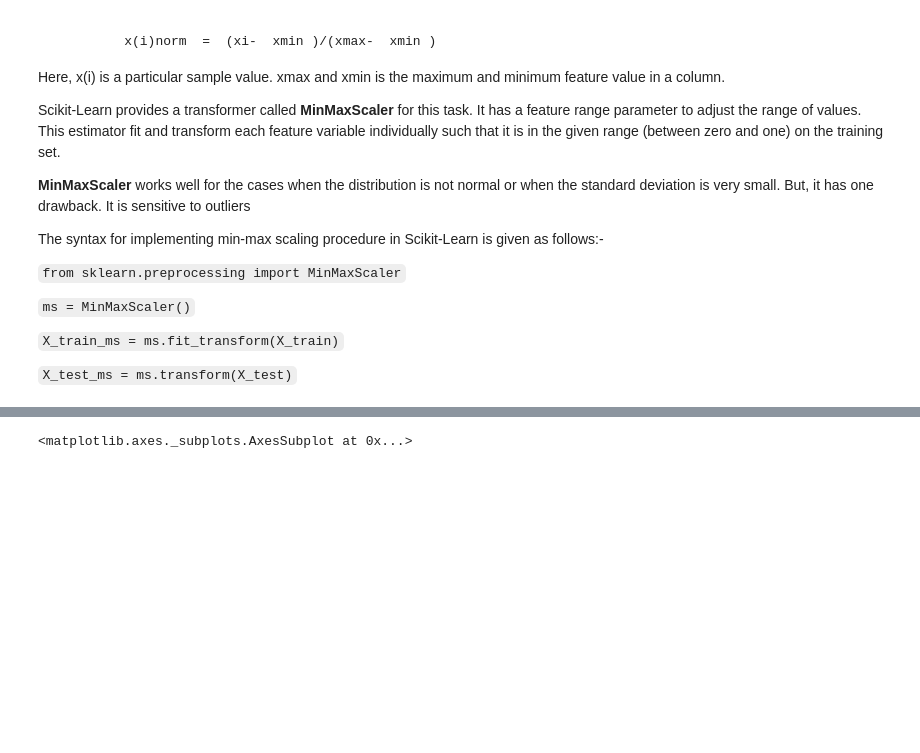
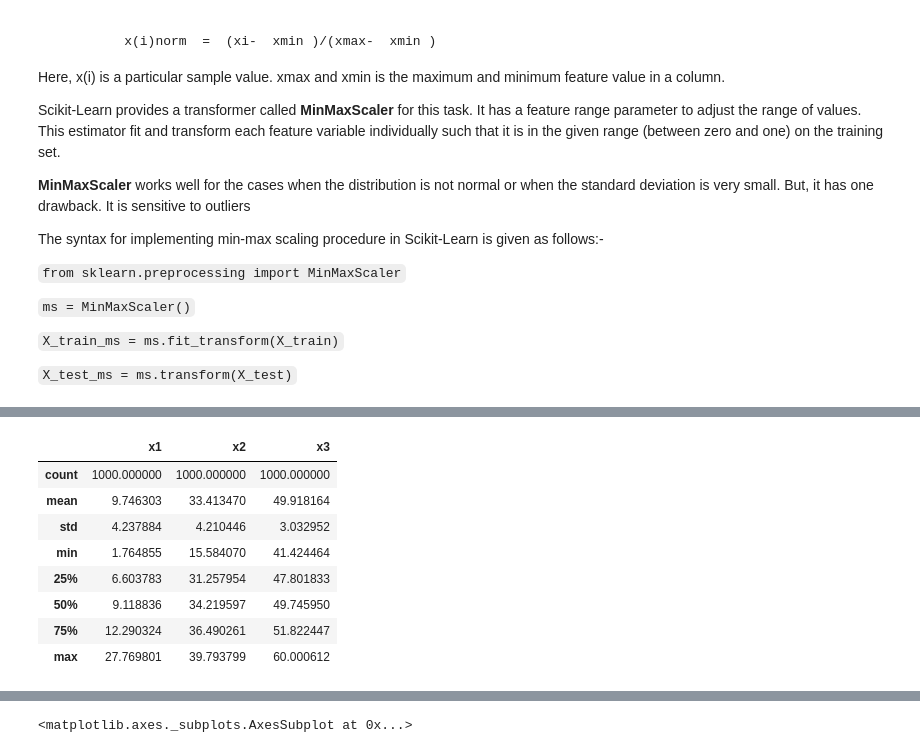
Before and after one commit to Jekso/Singularity-Data-Science, a Jupyter notebook: 09-Data preprocessing/code/2. Feature Transformation/7-Feature Scaling.ipynb, the cells around one changed output, grey strips where cells are left out. Saved outputs shown, nothing was run; the diff lists cells and outputs as text; code cells hidden in the pictures; blank space fills up the shorter version.

```diff
--- a/09-Data preprocessing/code/2. Feature Transformation/7-Feature Scaling.ipynb
+++ b/09-Data preprocessing/code/2. Feature Transformation/7-Feature Scaling.ipynb
@@ -128,4 +128,16 @@ df1
 1000 rows × 3 columns
+# %%
+df1.describe()
+# %% [output]
+|  | x1 | x2 | x3 |
+| count | 1000.000000 | 1000.000000 | 1000.000000 |
+| mean | 9.746303 | 33.413470 | 49.918164 |
+| std | 4.237884 | 4.210446 | 3.032952 |
+| min | 1.764855 | 15.584070 | 41.424464 |
+| 25% | 6.603783 | 31.257954 | 47.801833 |
+| 50% | 9.118836 | 34.219597 | 49.745950 |
+| 75% | 12.290324 | 36.490261 | 51.822447 |
+| max | 27.769801 | 39.793799 | 60.000612 |
 # %%
 # Use MinMaxScaler to apply minmaxscaling
 
```
Also changed, not shown: parts of 15 cells of this notebook, 38 other files.
